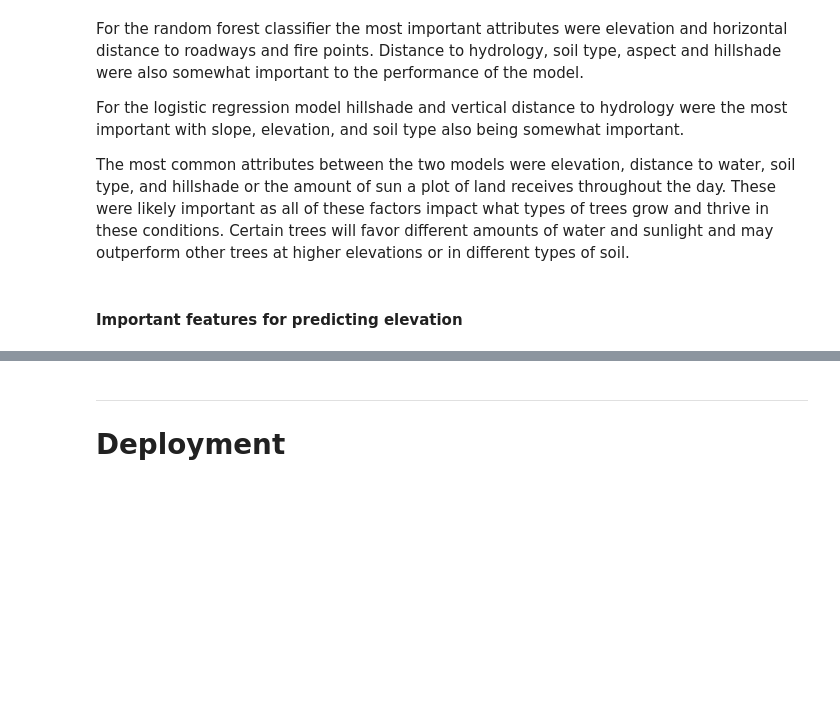
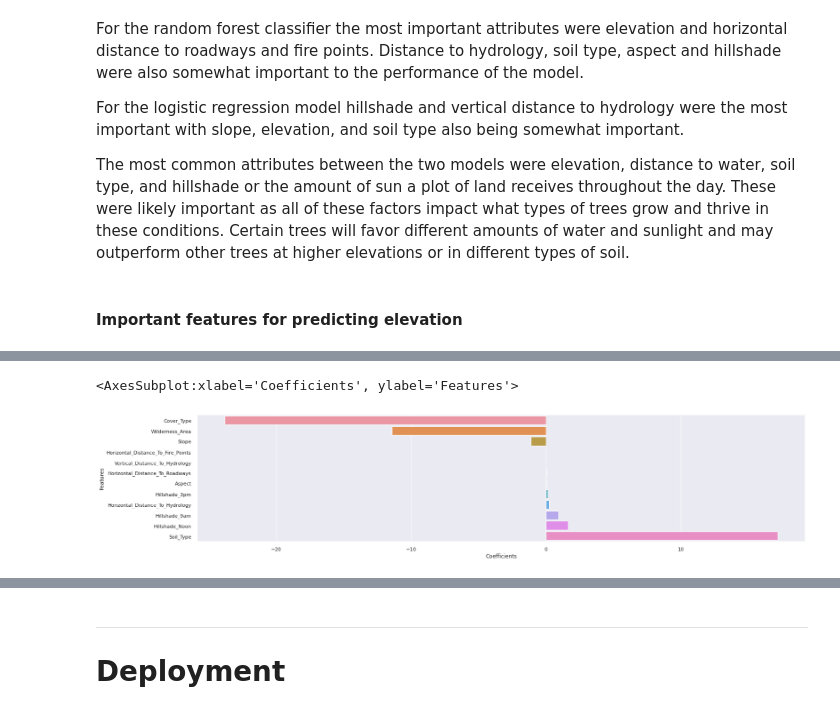
Before and after one commit to KendallScott/Machine-Learning, a Jupyter notebook: Lab 2/Lab_2.ipynb, the cells around one changed output, grey strips where cells are left out. Cells and saved outputs as stored; diff of their text form; code cells hidden in the pictures; blank space fills up the shorter version.

```diff
--- a/Lab 2/Lab_2.ipynb
+++ b/Lab 2/Lab_2.ipynb
@@ -1147,0 +1142,9 @@ For performing regression on predicitng elevation we investigated the attribute
+# %%
+# Linear Regression
+regFeatures = pd.DataFrame(Xreg.columns,columns=['Features'])
+regCoef = pd.DataFrame(np.transpose(lin_reg.coef_),columns=['Coefficients'])
+linRegCoef = pd.concat([regFeatures,regCoef],axis=1).sort_values('Coefficients')
+sns.barplot(x='Coefficients',y='Features',data=linRegCoef)
+# %% [output]
+<AxesSubplot:xlabel='Coefficients', ylabel='Features'>
+[figure, added]
```
Also changed, not shown: parts of 9 cells of this notebook.
